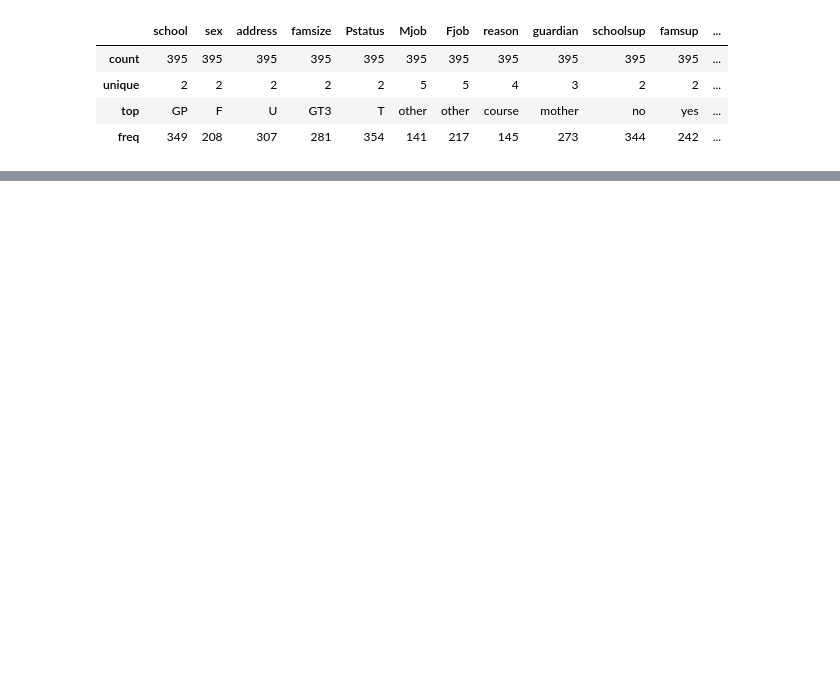
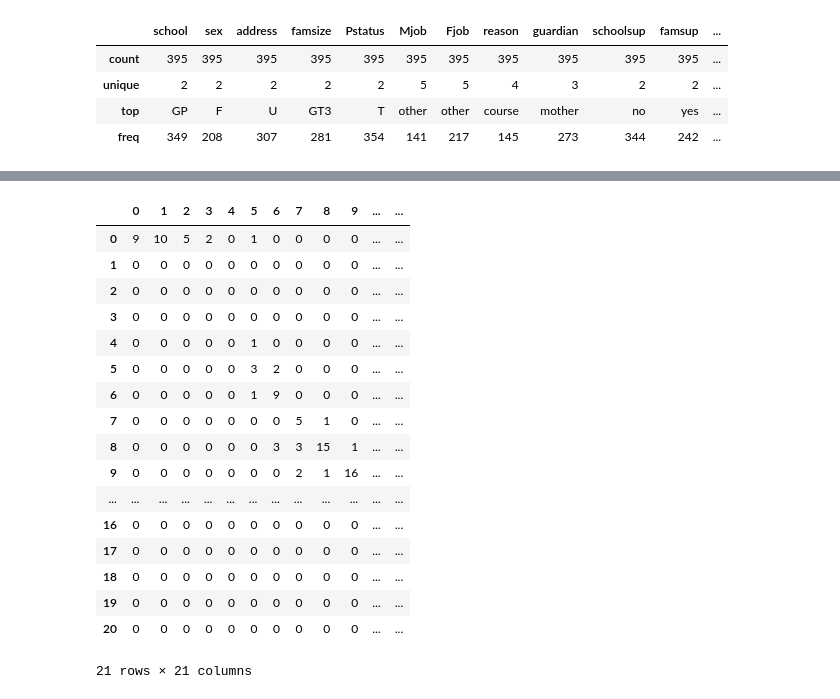
Before and after one commit to DarkArbiterr/AnalizaDanychStudents, a Jupyter notebook: Projekt_ED.ipynb, the cells around one changed output, grey strips where cells are left out. Cells and saved outputs as stored; diff of their text form; code cells hidden in the pictures; blank space fills up the shorter version.

```diff
--- a/Projekt_ED.ipynb
+++ b/Projekt_ED.ipynb
@@ -165,0 +1287,3 @@ print(aov)
+# %%
+y_train_pred = forest_reg1.predict(X_train)
+y_test_pred = forest_reg1.predict(X_test)
@@ -165,0 +1325,3 @@ print(aov)
+# %%
+y_train_pred = np.round(y_train_pred)
+y_test_pred = np.round(y_test_pred)
@@ -165,0 +1341,23 @@ print(aov)
+# %%
+from sklearn.metrics import confusion_matrix, accuracy_score
+labels = ['0', '1','2','3', '4','5','6', '7','8','9', '10','11','12', '13','14','15', '16','17','18','19','20']
+display(pd.DataFrame(confusion_matrix(y_train, y_train_pred), index = labels, columns = labels))
+# %% [output]
+|  | 0 | 1 | 2 | 3 | 4 | 5 | 6 | 7 | 8 | 9 | ... | ... |
+| 0 | 9 | 10 | 5 | 2 | 0 | 1 | 0 | 0 | 0 | 0 | ... | ... |
+| 1 | 0 | 0 | 0 | 0 | 0 | 0 | 0 | 0 | 0 | 0 | ... | ... |
+| 2 | 0 | 0 | 0 | 0 | 0 | 0 | 0 | 0 | 0 | 0 | ... | ... |
+| 3 | 0 | 0 | 0 | 0 | 0 | 0 | 0 | 0 | 0 | 0 | ... | ... |
+| 4 | 0 | 0 | 0 | 0 | 0 | 1 | 0 | 0 | 0 | 0 | ... | ... |
+| 5 | 0 | 0 | 0 | 0 | 0 | 3 | 2 | 0 | 0 | 0 | ... | ... |
+| 6 | 0 | 0 | 0 | 0 | 0 | 1 | 9 | 0 | 0 | 0 | ... | ... |
+| 7 | 0 | 0 | 0 | 0 | 0 | 0 | 0 | 5 | 1 | 0 | ... | ... |
+| 8 | 0 | 0 | 0 | 0 | 0 | 0 | 3 | 3 | 15 | 1 | ... | ... |
+| 9 | 0 | 0 | 0 | 0 | 0 | 0 | 0 | 2 | 1 | 16 | ... | ... |
+| ... | ... | ... | ... | ... | ... | ... | ... | ... | ... | ... | ... | ... |
+| 16 | 0 | 0 | 0 | 0 | 0 | 0 | 0 | 0 | 0 | 0 | ... | ... |
+| 17 | 0 | 0 | 0 | 0 | 0 | 0 | 0 | 0 | 0 | 0 | ... | ... |
+| 18 | 0 | 0 | 0 | 0 | 0 | 0 | 0 | 0 | 0 | 0 | ... | ... |
+| 19 | 0 | 0 | 0 | 0 | 0 | 0 | 0 | 0 | 0 | 0 | ... | ... |
+| 20 | 0 | 0 | 0 | 0 | 0 | 0 | 0 | 0 | 0 | 0 | ... | ... |
+21 rows × 21 columns
```
Also changed, not shown: parts of 89 cells of this notebook.
